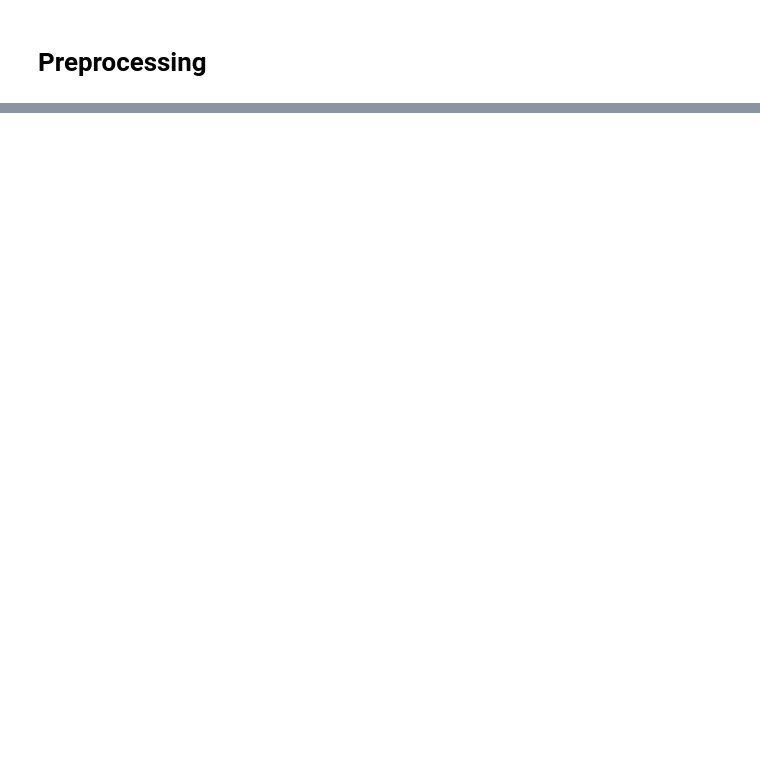
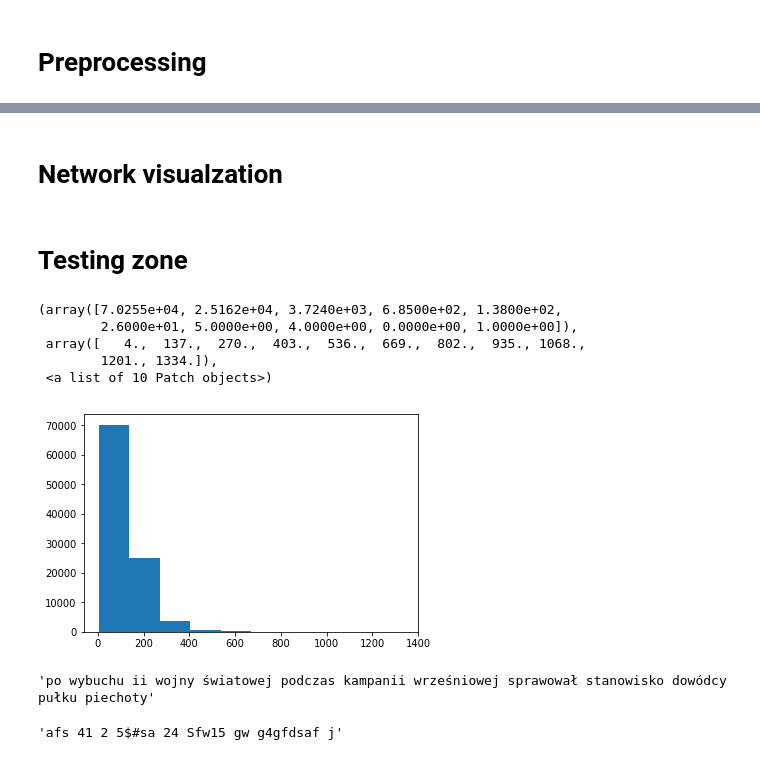
Before and after one commit to MDolinski/DeepLearning, a Jupyter notebook: assignment3/src/ThirdTask.ipynb, the cells around one changed output, grey strips where cells are left out. Saved outputs shown, nothing was run; the diff lists cells and outputs as text; code cells hidden in the pictures; blank space fills up the shorter version.

```diff
--- a/assignment3/src/ThirdTask.ipynb
+++ b/assignment3/src/ThirdTask.ipynb
@@ -55,0 +178,2 @@ class CorpusPreprocessor(object):
+# %%
+data_train = NLPDataSet('/home/md359230/DeepLearning/assignment3/data/train.txt')
@@ -55,0 +221,6 @@ class CorpusPreprocessor(object):
+# %%
+dataloader_train = DataLoader(data_train,
+                              batch_size=8,
+                              shuffle=True,
+                              collate_fn=nlp_collate,
+                              num_workers=4)
@@ -55,0 +432,3 @@ class CorpusPreprocessor(object):
+# %%
+example = next(iter(dataloader_train))
+sentences, sentences_length, words, words_length = example[:4]
@@ -55,0 +557,29 @@ class CorpusPreprocessor(object):
+# %% [markdown]
+# Network visualzation
+# %% [markdown]
+# Testing zone
+# %%
+chars = set()
+corpus_words = set()
+lens = list()
+with open('/home/md359230/DeepLearning/assignment3/data/task3_sample.txt', 'r') as sample_data:
+    for line in sample_data:
+        line = CorpusPreprocessor.transform_text(line)
+        lens.append(len(line))
+        chars = chars | set(line)
+        words = line.split()
+        corpus_words = corpus_words | set(words)
+# %%
+plt.hist(lens)
+# %% [output]
+(array([7.0255e+04, 2.5162e+04, 3.7240e+03, 6.8500e+02, 1.3800e+02,
+        2.6000e+01, 5.0000e+00, 4.0000e+00, 0.0000e+00, 1.0000e+00]),
+ array([   4.,  137.,  270.,  403.,  536.,  669.,  802.,  935., 1068.,
+        1201., 1334.]),
+ <a list of 10 Patch objects>)
+[figure, added]
+# %%
+example = 'Po wybuchu II wojny światowej 1939 podczas kampanii wrześniowej sprawował stanowisko dowódcy 78 pułku piechoty.'
+cp.transform_text(example)
+# %% [output]
+'po wybuchu ii wojny światowej podczas kampanii wrześniowej sprawował stanowisko dowódcy pułku piechoty'
@@ -55,0 +592,5 @@ class CorpusPreprocessor(object):
+# %%
+double_spaces = re.compile('\s+')
+re.sub(double_spaces, ' ', 'afs  41 2 5$#sa 24 Sfw15 gw g4gfdsaf j')
+# %% [output]
+'afs 41 2 5$#sa 24 Sfw15 gw g4gfdsaf j'
```
Also changed, not shown: parts of 56 cells of this notebook, 1 other file.
